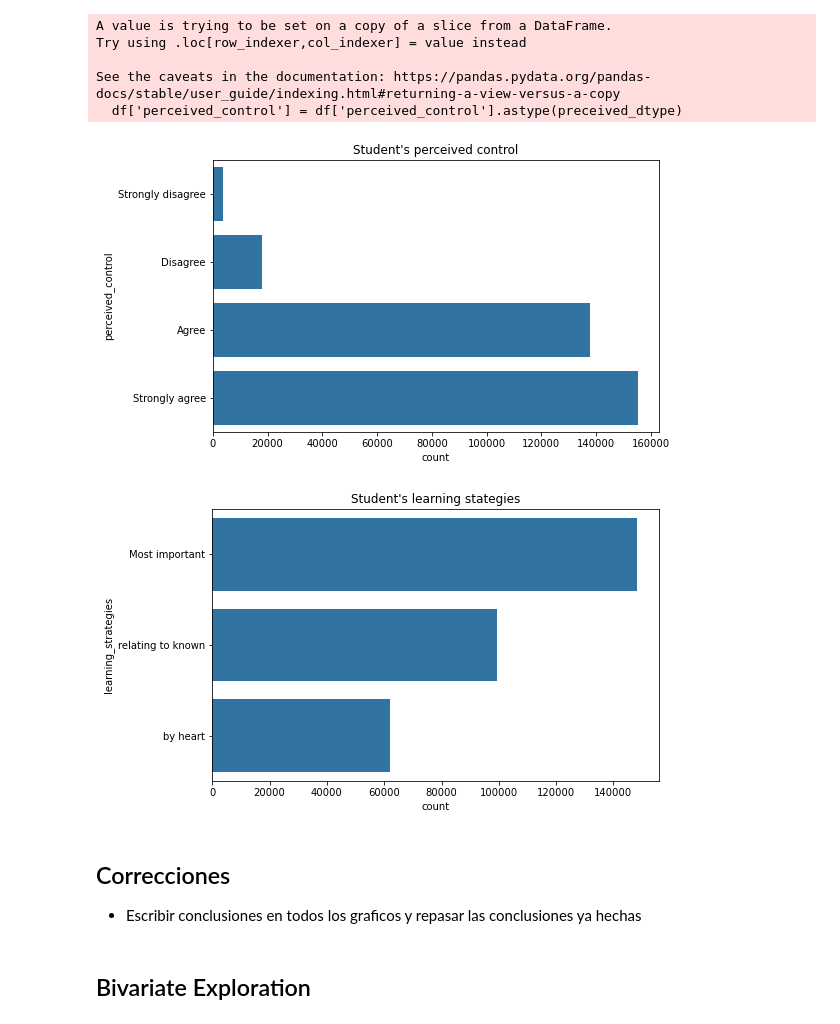
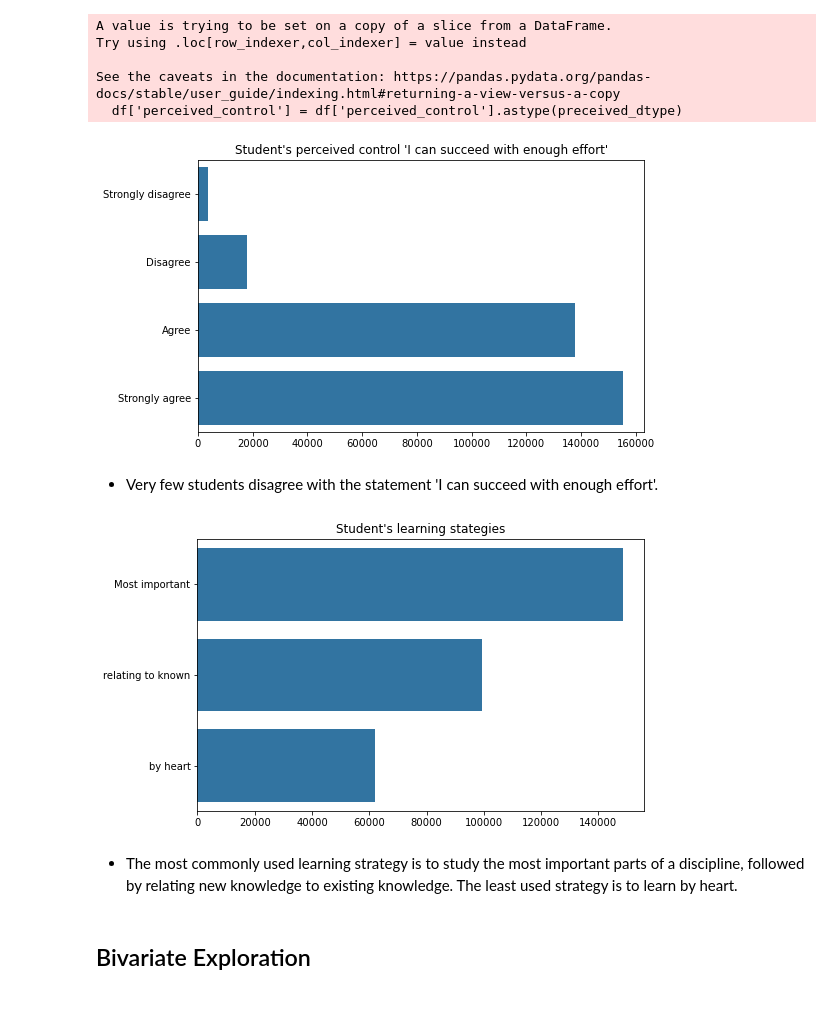
Before and after one commit to rubenvf/Comunicate-PISA-Findings, a Jupyter notebook: pisa_exploration.ipynb, the cells around one changed output. Cells and saved outputs as stored; diff of their text form; code cells hidden in the pictures.

```diff
--- a/pisa_exploration.ipynb
+++ b/pisa_exploration.ipynb
@@ -395,22 +405,22 @@ See the caveats in the documentation: https://pandas.pydata.org/pandas-docs/stab
 # %%
 #Perceived control
 plt.figure(figsize=[8, 5])
-sb.countplot(data = df, y = 'perceived_control', color = base_color)
-plt.title("Student's perceived control");
+sb.countplot(data = df, y = 'perceived_control', color = base_color).set(xlabel = None, ylabel = None)
+plt.title("Student's perceived control 'I can succeed with enough effort'");
 # %% [output]
-[figure, old version]
+[figure, new version]
+# %% [markdown]
+- Very few students disagree with the statement 'I can succeed with enough effort'.
 # %%
 #Learning strategies
 plt.figure(figsize=[8, 5])
 order_strategies = df.learning_strategies.value_counts().index
-sb.countplot(data = df, y = 'learning_strategies', color = base_color, order = order_strategies)
+sb.countplot(data = df, y = 'learning_strategies', color = base_color, order = order_strategies).set(xlabel = None, ylabel = None)
 plt.title("Student's learning stategies");
 # %% [output]
-[figure, old version]
+[figure, new version]
-# %% [markdown]
-## Correcciones
-
-- Escribir conclusiones en todos los graficos y repasar las conclusiones ya hechas
+# %% [markdown]
+- The most commonly used learning strategy is to study the most important parts of a discipline, followed by relating new knowledge to existing knowledge. The least used strategy is to learn by heart.
 # %% [markdown]
 ## Bivariate Exploration
 # %%
```
Also changed, not shown: parts of 53 cells of this notebook.
